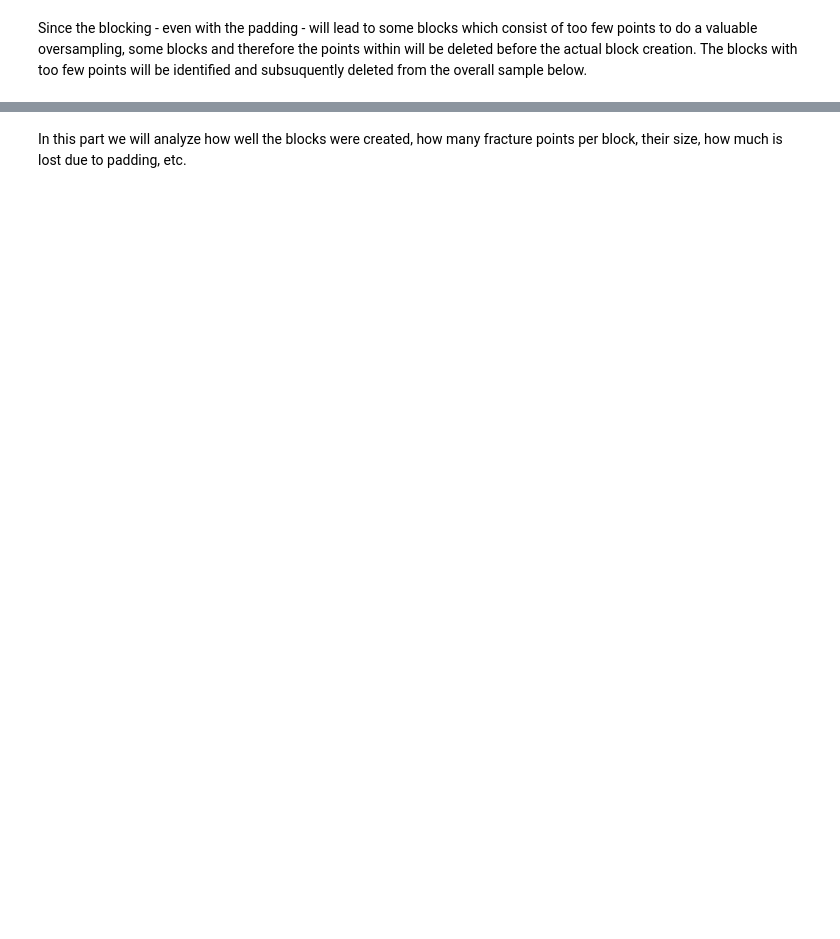
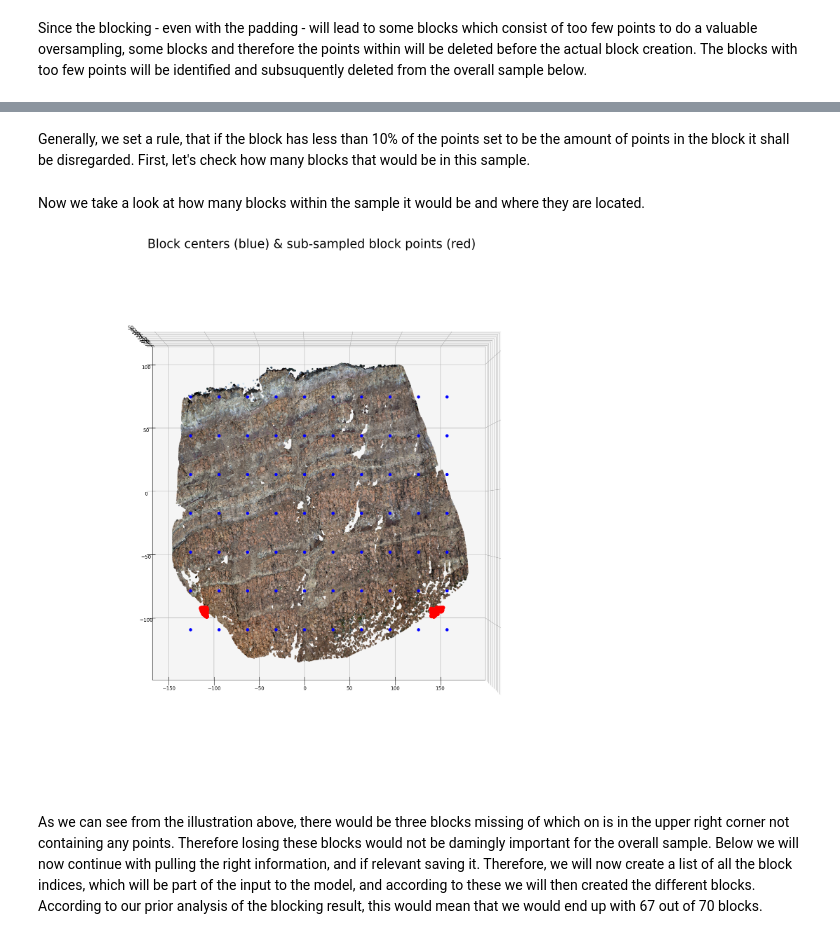
Before and after one commit to NCKarlin/Pointnet_Pointnet2_pytorch, a Jupyter notebook: unit_tests/Block_Creation/block_creation_rotated_input_pc.ipynb, the cells around one changed output, grey strips where cells are left out. Cells and saved outputs as stored; diff of their text form; code cells hidden in the pictures; blank space fills up the shorter version.

Commit message:
Preliminary blocking nb finish

```diff
--- a/unit_tests/Block_Creation/block_creation_rotated_input_pc.ipynb
+++ b/unit_tests/Block_Creation/block_creation_rotated_input_pc.ipynb
@@ -586,8 +598,9 @@ Has been commented out mainly for running time reasons, but can be uncommented i
 # %%
 # Placeholder variables to fill with values
 block_point_idxs = [] #indices of points of input pc within respective block
-block_points = []
+block_points = [] #points and all their features of respective block
 block_num_frac_points = [] #actual labels of points of input pc within respective block
+blocks_without_frac_points = [] #indices of blocks that do not contain any fracture points
 block_num_input_pc_points = [] #number of points of input pc in respective block
 block_mins = [] #block minimum coordinate
 block_maxs = [] #block maximum coordiante
@@ -606,6 +619,8 @@ for index, block_center in enumerate(blocks_center_coords):
     block_points.append(selected_points)
     selected_points_labels = final_input_pc_labels[points_in_block]
     block_num_frac_points.append(np.sum(selected_points_labels))
+    if np.sum(selected_points_labels) < 1:
+        blocks_without_frac_points.append(index)
     block_num_input_pc_points.append(points_in_block.size)
     block_mins.append(block_min)
     block_maxs.append(block_max)
@@ -632,11 +647,12 @@ print(f'The number of blocks that have less points then the subsampling goal: {n
 print(f'The number of blocks which have no subsampled points at all: {len(indices_of_blocks_with_zero_points)}')
 print(f'The maximum amount of points within a block is: {np.max(points_in_blocks_with_enough_points)}')
 print(f'The average amount of points of the blocks that have enough points is: {np.round(np.mean(points_in_blocks_with_enough_points), 2)}')
-print(f'The average amount of points of the blocks that have to few points is: {np.round(np.mean(points_in_blocks_with_fewer_points), 2)}')
+print(f'The average amount of points of the blocks that have too few points is: {np.round(np.mean(points_in_blocks_with_fewer_points), 2)}')
 print(f'On average there are {general_block_frac_point_avg} fracture points within a block.')
 print(f'On average the blocks with enough points have {blocks_with_enough_points_frac_point_avg} fracture points within a block.')
 print(f'On average the blocks with fewer points have {blocks_with_fewer_points_frac_point_avg} fracture points within a block.')
 print(f'The amount of blocks that do not contain any fracture points are: {block_num_frac_points.count(0)}')
+print(f'The blocks without any fracture points are: {blocks_without_frac_points}')
 # %% [output]
 ---------- Print checks for the input pc blocks ----------
 The input point cloud was divided into 70 blocks.
@@ -877,2 +678,2 @@ z_95pct = x_min + 0.95 * z_range
-# %% [markdown]
-In this part we will analyze how well the blocks were created, how many fracture points per block, their size, how much is lost due to padding, etc.
+# %% [markdown]
+Generally, we set a rule, that if the block has less than 10% of the points set to be the amount of points in the block it shall be disregarded. First, let's check how many blocks that would be in this sample.
@@ -878,0 +709,68 @@ In this part we will analyze how well the blocks were created, how many fracture
+# %% [markdown]
+Now we take a look at how many blocks within the sample it would be and where they are located.
+# %%
+# Pulling the respective block points
+points1 = block_point_idxs[not_incl_block_idxs[0]]
+points2 = block_point_idxs[not_incl_block_idxs[1]]
+points3 = block_point_idxs[not_incl_block_idxs[2]]
+display_block_points_idxs = np.concatenate((points1, points2, points3), axis=0)
+display_block_points = final_input_pc[display_block_points_idxs, :]
+
+# Creating rgb list
+red_c = np.ones(len(display_block_points_idxs))
+green_c = np.zeros(len(display_block_points_idxs))
+blue_c = np.zeros(len(display_block_points_idxs))
+# Creating individual color arrray
+rgb_list_1 = np.ones((display_block_points.shape[0], 3))
+rgb_list_1[:, 0] = red_c
+rgb_list_1[:, 1] = green_c
+rgb_list_1[:, 2] = blue_c
+
+# Creating coordinate lists
+x_coords = display_block_points[:, 0]
+y_coords = display_block_points[:, 1]
+z_coords = [35] * len(display_block_points)
+
+# Preparing block center coordinates to be displayed
+x_block_center_coords = blocks_center_coords[:,0]
+y_block_center_coords = blocks_center_coords[:,1]
+z_block_center_coords = [50] * len(blocks_center_coords)
+# Color
+block_center_points_color = np.stack((
+    np.zeros(len(blocks_center_coords)),
+    np.zeros(len(blocks_center_coords)),
+    np.ones(len(blocks_center_coords))
+    ),
+    axis=1)
+
+# Visualization
+fig = plt.figure(figsize=(20, 20))
+ax = fig.add_subplot(111, projection="3d")
+# Scatter original input pc
+ax.scatter(x_c,
+           y_c,
+           z_c,
+           c=rgb_list,
+           s=5)
+# Scatter respective block points
+ax.scatter(x_coords,
+           y_coords,
+           z_coords,
+           c=rgb_list_1,
+           s=50)
+# Scatter block center coordinates
+ax.scatter(x_block_center_coords,
+           y_block_center_coords,
+           z_block_center_coords,
+           c=block_center_points_color,
+           s=30)
+# Adjusting the viewing of the 3d projection plot
+ax.view_init(elev=90, azim=-90)
+plt.title(label="Block centers (blue) & sub-sampled block points (red)",
+          fontsize=25,
+          )
+plt.show()
+# %% [output]
+[figure, added]
+# %% [markdown]
+As we can see from the illustration above, there would be three blocks missing of which on is in the upper right corner not containing any points. Therefore losing these blocks would not be damingly important for the overall sample. Below we will now continue with pulling the right information, and if relevant saving it. Therefore, we will now create a list of all the block indices, which will be part of the input to the model, and according to these we will then created the different blocks. According to our prior analysis of the blocking result, this would mean that we would end up with 67 out of 70 blocks.
```
Also changed, not shown: parts of 61 cells of this notebook.
